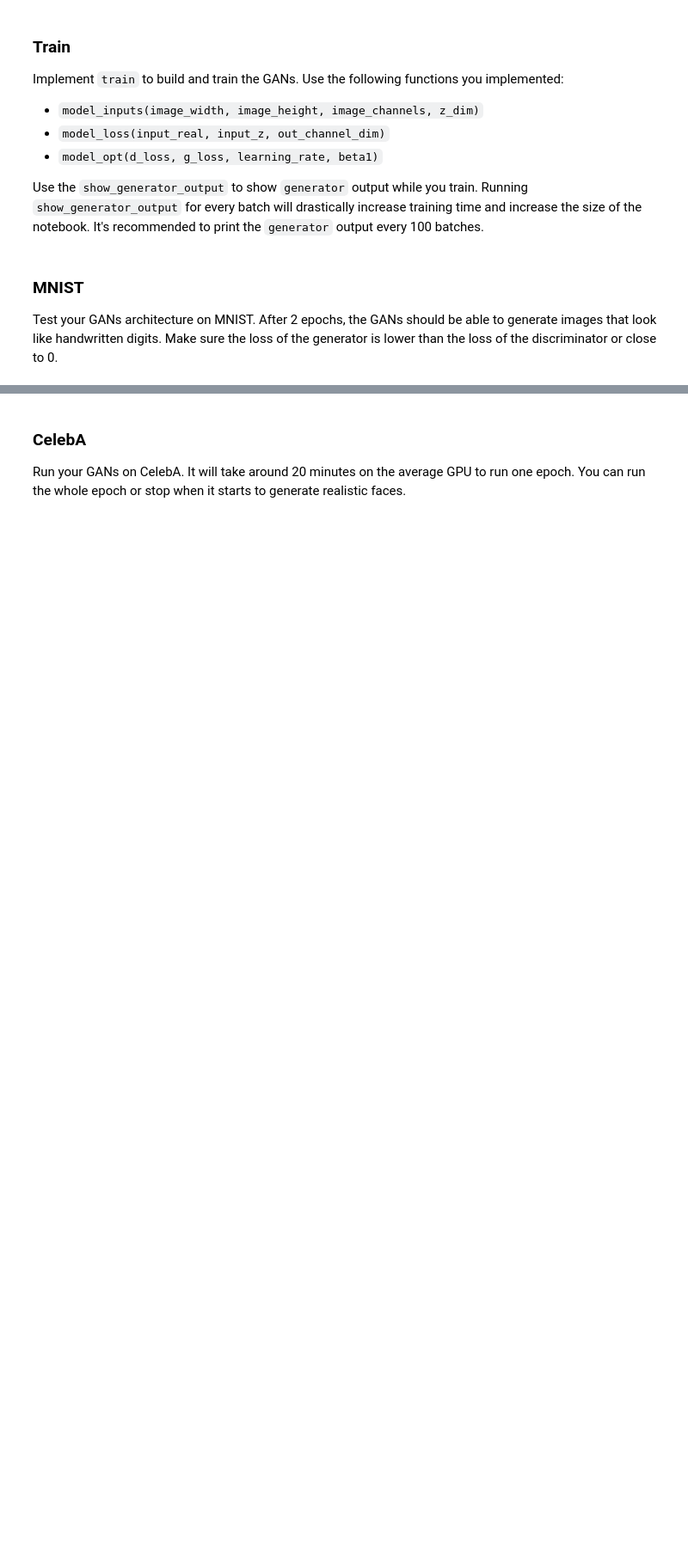
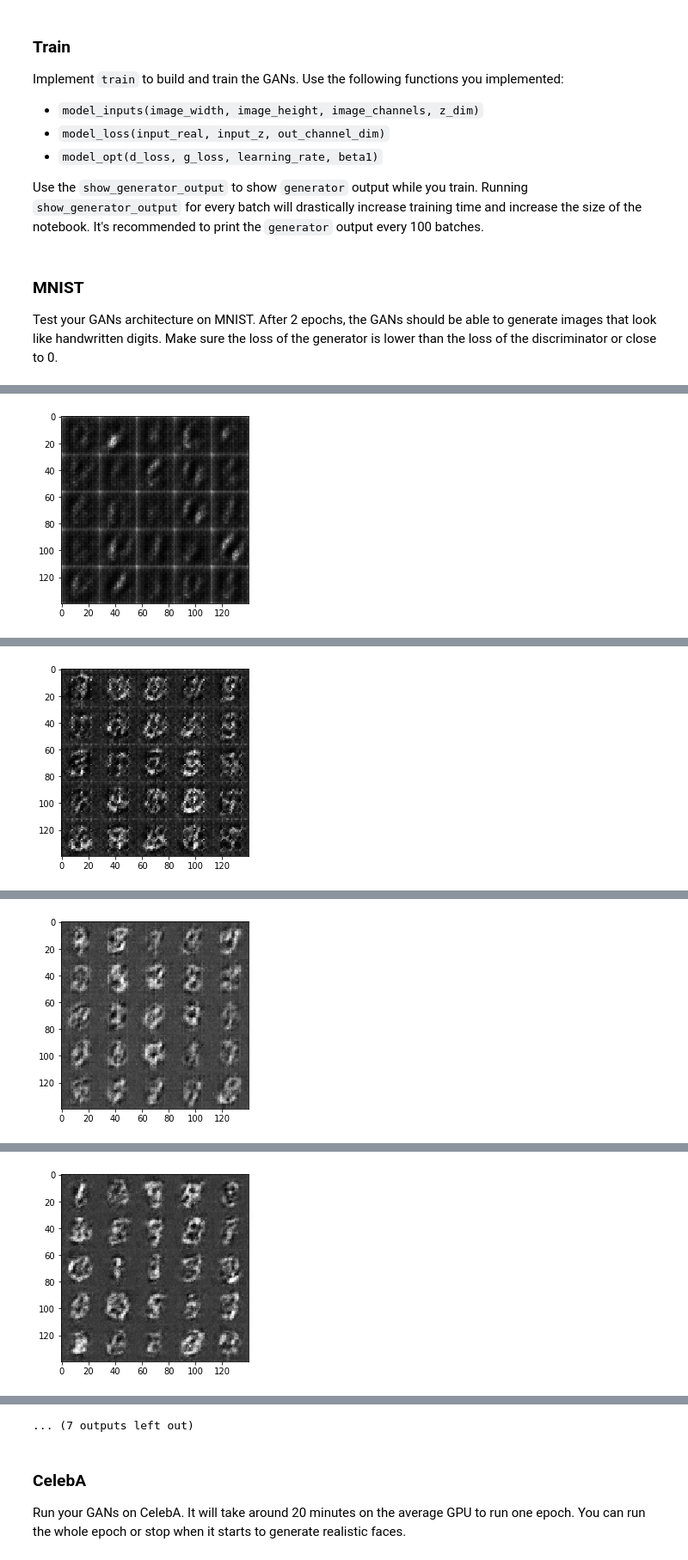
Before and after one commit to Sachin-Bharadwaj/DLND-GenerateFaces, a Jupyter notebook: dlnd_face_generation.ipynb, the cells around one changed output, grey strips where cells are left out. Shown at 86% size. Cells and saved outputs as stored; diff of their text form; code cells hidden in the pictures; blank space fills up the shorter version.

```diff
--- a/dlnd_face_generation.ipynb
+++ b/dlnd_face_generation.ipynb
@@ -367,7 +367,7 @@ def train(epoch_count, batch_size, z_dim, learning_rate, beta1, get_batches, dat
                 batch_z = np.random.uniform(-1, 1, size=(batch_size, z_dim))
 
                 # Run optimizers
-                _ = sess.run(d_opt, feed_dict={input_real: batch_images, net.input_z: batch_z, lr: learning_rate})
+                _ = sess.run(d_opt, feed_dict={input_real: batch_images, input_z: batch_z, lr: learning_rate})
                 _ = sess.run(g_opt, feed_dict={input_z: batch_z, input_real: batch_images, lr: learning_rate})
 
                 if steps % print_every == 0:
@@ -375,7 +375,7 @@ def train(epoch_count, batch_size, z_dim, learning_rate, beta1, get_batches, dat
                     train_loss_d = d_loss.eval({input_z: batch_z, input_real: batch_images})
                     train_loss_g = g_loss.eval({input_z: batch_z})
 
-                    print("Epoch {}/{}...".format(e+1, epochs),
+                    print("Epoch {}/{}...".format(epoch_i+1, epochs),
                           "Discriminator Loss: {:.4f}...".format(train_loss_d),
                           "Generator Loss: {:.4f}".format(train_loss_g))
                     # Save losses to view after training
@@ -384,25 +384,25 @@ def train(epoch_count, batch_size, z_dim, learning_rate, beta1, get_batches, dat
                 if steps % show_every == 0:
                     gen_samples = sess.run(
                                    generator(input_z, image_channels, is_train=False),
-                                   feed_dict={input_z: sample_z})
+                                   feed_dict={input_z: batch_z})
                     samples.append(gen_samples)
                     show_generator_output(sess, n_images, input_z, image_channels, data_image_mode)
 
 
-        saver.save(sess, './checkpoints/generator.ckpt')
+        saver.save(sess, './generator.ckpt')
 
-    with open('samples.pkl', 'wb') as f:
-        pkl.dump(samples, f)
+    #with open('samples.pkl', 'wb') as f:
+    #    pkl.dump(samples, f)
 
     return losses, samples
 # %% [markdown]
 ### MNIST
 Test your GANs architecture on MNIST.  After 2 epochs, the GANs should be able to generate images that look like handwritten digits.  Make sure the loss of the generator is lower than the loss of the discriminator or close to 0.
 # %%
-batch_size = None
-z_dim = None
-learning_rate = None
-beta1 = None
+batch_size = 128
+z_dim = 100
+learning_rate = 0.0002
+beta1 = 0.3
 
 
 """
@@ -414,3 +414,4 @@ mnist_dataset = helper.Dataset('mnist', glob(os.path.join(data_dir, 'mnist/*.jpg
 with tf.Graph().as_default():
     train(epochs, batch_size, z_dim, learning_rate, beta1, mnist_dataset.get_batches,
           mnist_dataset.shape, mnist_dataset.image_mode)
+# %% [output]
@@ -416,0 +428 @@ with tf.Graph().as_default():
+[figure, added]
@@ -416,0 +439 @@ with tf.Graph().as_default():
+[figure, added]
@@ -416,0 +450 @@ with tf.Graph().as_default():
+[figure, added]
@@ -416,0 +461 @@ with tf.Graph().as_default():
+[figure, added]
@@ -417,3 +484,4 @@ with tf.Graph().as_default():
+... (7 outputs left out)
 # %% [markdown]
 ### CelebA
 Run your GANs on CelebA.  It will take around 20 minutes on the average GPU to run one epoch.  You can run the whole epoch or stop when it starts to generate realistic faces.
```
Also changed, not shown: parts of 6 cells of this notebook, 1 other file.
